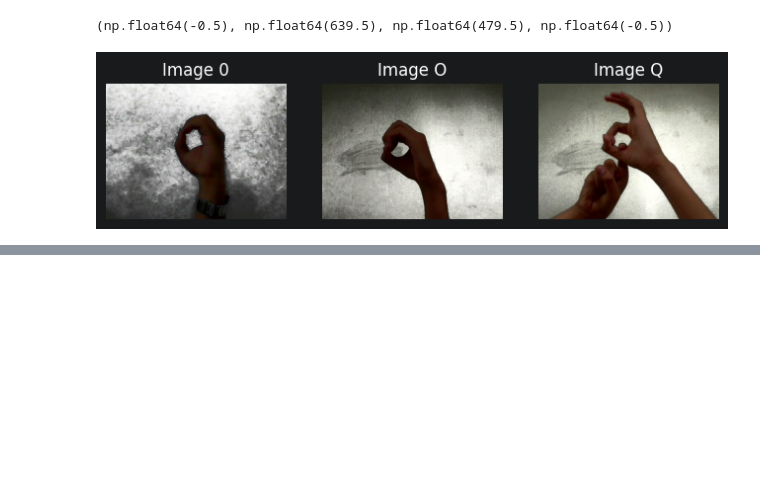
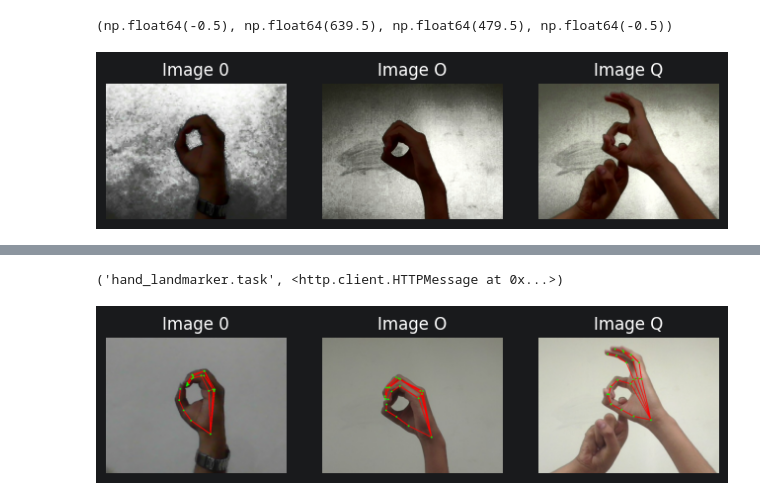
Before and after one commit to aviksarkar0204-stack/AI_Lab_Project, a Jupyter notebook: 01_Data_Exploration_new.ipynb, the cells around one changed output, grey strips where cells are left out. Cells and saved outputs as stored; diff of their text form; code cells hidden in the pictures; blank space fills up the shorter version.

```diff
--- a/01_Data_Exploration_new.ipynb
+++ b/01_Data_Exploration_new.ipynb
@@ -258,0 +259,70 @@ plt.axis("off")
+# %%
+import urllib.request
+url = "https://storage.googleapis.com/mediapipe-models/hand_landmarker/hand_landmarker/float16/1/hand_landmarker.task"
+urllib.request.urlretrieve(url, "hand_landmarker.task")
+# %% [output]
+('hand_landmarker.task', <http.client.HTTPMessage at 0x...>)
+# %%
+import mediapipe as mp
+
+BaseOptions = mp.tasks.BaseOptions
+HandLandmarker = mp.tasks.vision.HandLandmarker
+HandLandmarkerOptions = mp.tasks.vision.HandLandmarkerOptions
+VisionRunningMode = mp.tasks.vision.RunningMode
+
+options = HandLandmarkerOptions(
+    base_options=BaseOptions(model_asset_path="hand_landmarker.task"),
+    running_mode=VisionRunningMode.IMAGE,
+    num_hands=2
+)
+landmarker = HandLandmarker.create_from_options(options)
+
+def detect_landmarks(image):
+    mp_image = mp.Image(image_format=mp.ImageFormat.SRGB, data=image)
+    result = landmarker.detect(mp_image)
+    return result
+
+HAND_CONNECTIONS = [
+    (0,1),(1,2),(2,3),(3,4),          # thumb
+    (0,5),(5,6),(6,7),(7,8),          # index finger
+    (0,9),(9,10),(10,11),(11,12),     # middle finger
+    (0,13),(13,14),(14,15),(15,16),   # ring finger
+    (0,17),(17,18),(18,19),(19,20),   # pinky
+    (5,9),(9,13),(13,17)              # palm/knuckle connections
+]
+
+def draw_landmarks(image, result):
+    h, w = image.shape[:2]
+    annotated = image.copy()
+
+    for hand_landmarks in result.hand_landmarks:
+        # draw connecting lines first, so dots sit on top
+        for start_idx, end_idx in HAND_CONNECTIONS:
+            start = hand_landmarks[start_idx]
+            end = hand_landmarks[end_idx]
+            x1, y1 = int(start.x * w), int(start.y * h)
+            x2, y2 = int(end.x * w), int(end.y * h)
+            cv2.line(annotated, (x1, y1), (x2, y2), (255, 0, 0), 2)
+
+        # draw the landmark points
+        for lm in hand_landmarks:
+            x, y = int(lm.x * w), int(lm.y * h)
+            cv2.circle(annotated, (x, y), 3, (0, 255, 0), -1)
+
+    return annotated
+
+result_0 = detect_landmarks(image_0)
+result_O = detect_landmarks(image_O)
+result_Q = detect_landmarks(image_Q)
+
+annotated_0 = draw_landmarks(image_0, result_0)
+annotated_O = draw_landmarks(image_O, result_O)
+annotated_Q = draw_landmarks(image_Q, result_Q)
+
+plt.figure(figsize=(8,4))
+plt.subplot(1,3,1); plt.imshow(annotated_0); plt.title("Image 0"); plt.axis("off")
+plt.subplot(1,3,2); plt.imshow(annotated_O); plt.title("Image O"); plt.axis("off")
+plt.subplot(1,3,3); plt.imshow(annotated_Q); plt.title("Image Q"); plt.axis("off")
+plt.show()
+# %% [output]
+[figure, added]
```
Also changed, not shown: parts of 5 cells of this notebook.
